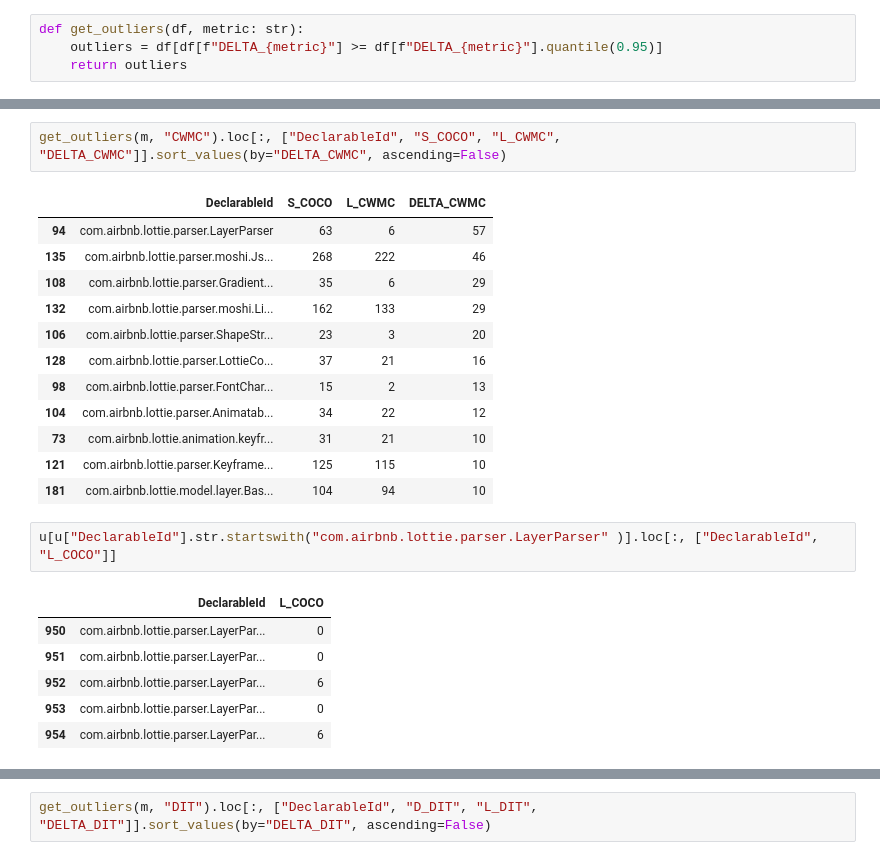
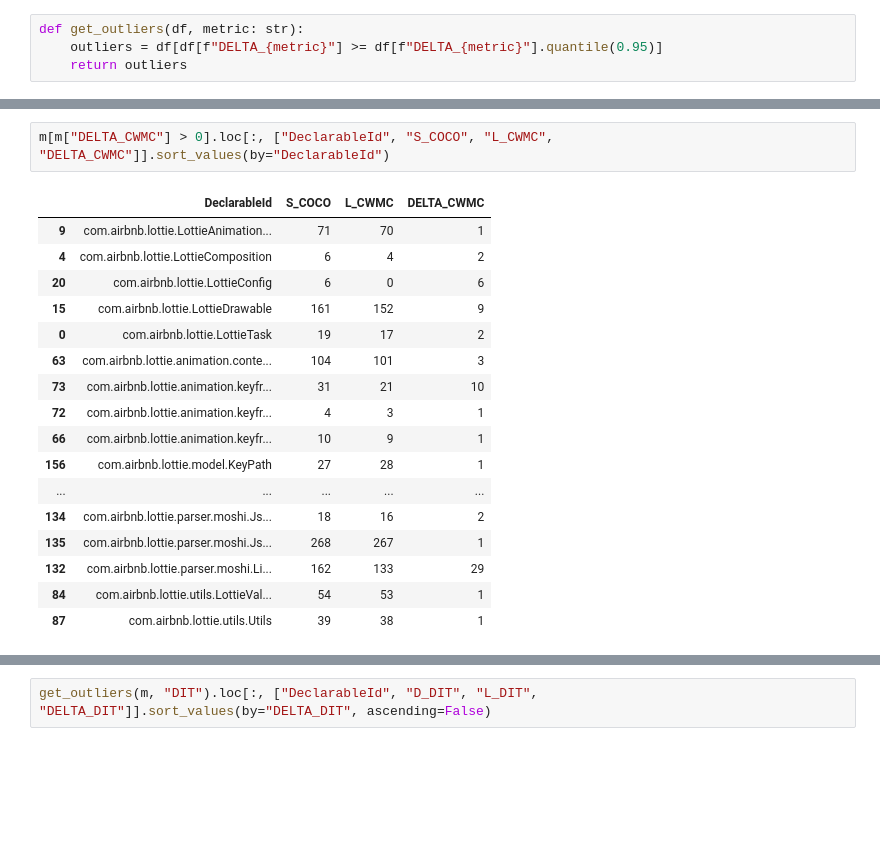
Before and after one commit to MarnickvdA/LAMP-Framework, a Jupyter notebook: evaluation/lottie-android.ipynb, the cells around one changed output, grey strips where cells are left out. Saved outputs shown, nothing was run; the diff lists cells and outputs as text; blank space fills up the shorter version.

Commit message:
Bugfixes and further work on the evaluation of lottie-android

```diff
--- a/evaluation/lottie-android.ipynb
+++ b/evaluation/lottie-android.ipynb
@@ -825,24 +811,20 @@ get_outliers(u, "CC").loc[:, ["DeclarableId", "D_CC", "L_CC", "DELTA_CC"]].sort_
 # %%
-get_outliers(m, "CWMC").loc[:, ["DeclarableId", "S_COCO", "L_CWMC", "DELTA_CWMC"]].sort_values(by="DELTA_CWMC", ascending=False)
+m[m["DELTA_CWMC"] > 0].loc[:, ["DeclarableId", "S_COCO", "L_CWMC", "DELTA_CWMC"]].sort_values(by="DeclarableId")
 # %% [output]
 |  | DeclarableId | S_COCO | L_CWMC | DELTA_CWMC |
-| 94 | com.airbnb.lottie.parser.LayerParser | 63 | 6 | 57 |
-| 135 | com.airbnb.lottie.parser.moshi.Js... | 268 | 222 | 46 |
-| 108 | com.airbnb.lottie.parser.Gradient... | 35 | 6 | 29 |
+| 9 | com.airbnb.lottie.LottieAnimation... | 71 | 70 | 1 |
+| 4 | com.airbnb.lottie.LottieComposition | 6 | 4 | 2 |
+| 20 | com.airbnb.lottie.LottieConfig | 6 | 0 | 6 |
+| 15 | com.airbnb.lottie.LottieDrawable | 161 | 152 | 9 |
+| 0 | com.airbnb.lottie.LottieTask | 19 | 17 | 2 |
+| 63 | com.airbnb.lottie.animation.conte... | 104 | 101 | 3 |
+| 73 | com.airbnb.lottie.animation.keyfr... | 31 | 21 | 10 |
+| 72 | com.airbnb.lottie.animation.keyfr... | 4 | 3 | 1 |
+| 66 | com.airbnb.lottie.animation.keyfr... | 10 | 9 | 1 |
+| 156 | com.airbnb.lottie.model.KeyPath | 27 | 28 | 1 |
+| ... | ... | ... | ... | ... |
+| 134 | com.airbnb.lottie.parser.moshi.Js... | 18 | 16 | 2 |
+| 135 | com.airbnb.lottie.parser.moshi.Js... | 268 | 267 | 1 |
 | 132 | com.airbnb.lottie.parser.moshi.Li... | 162 | 133 | 29 |
-| 106 | com.airbnb.lottie.parser.ShapeStr... | 23 | 3 | 20 |
-| 128 | com.airbnb.lottie.parser.LottieCo... | 37 | 21 | 16 |
-| 98 | com.airbnb.lottie.parser.FontChar... | 15 | 2 | 13 |
-| 104 | com.airbnb.lottie.parser.Animatab... | 34 | 22 | 12 |
-| 73 | com.airbnb.lottie.animation.keyfr... | 31 | 21 | 10 |
-| 121 | com.airbnb.lottie.parser.Keyframe... | 125 | 115 | 10 |
-| 181 | com.airbnb.lottie.model.layer.Bas... | 104 | 94 | 10 |
+| 84 | com.airbnb.lottie.utils.LottieVal... | 54 | 53 | 1 |
+| 87 | com.airbnb.lottie.utils.Utils | 39 | 38 | 1 |
-# %%
-u[u["DeclarableId"].str.startswith("com.airbnb.lottie.parser.LayerParser" )].loc[:, ["DeclarableId", "L_COCO"]]
-# %% [output]
-|  | DeclarableId | L_COCO |
-| 950 | com.airbnb.lottie.parser.LayerPar... | 0 |
-| 951 | com.airbnb.lottie.parser.LayerPar... | 0 |
-| 952 | com.airbnb.lottie.parser.LayerPar... | 6 |
-| 953 | com.airbnb.lottie.parser.LayerPar... | 0 |
-| 954 | com.airbnb.lottie.parser.LayerPar... | 6 |
```
Also changed, not shown: parts of 11 cells of this notebook, 8 other files.
